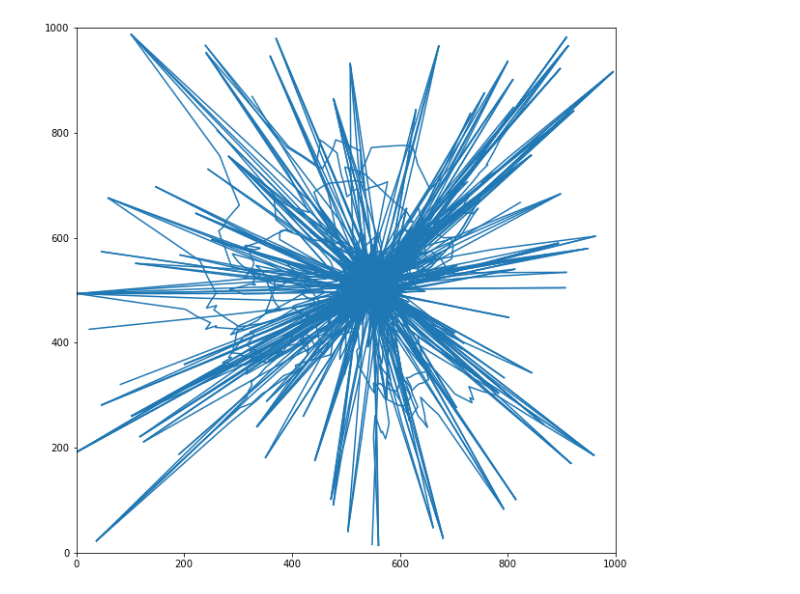
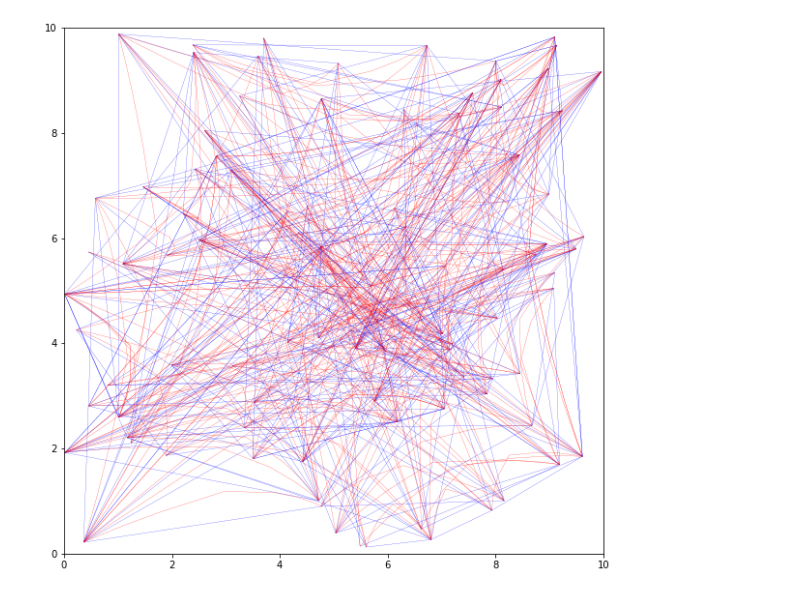
Before and after one commit to NUCAR-DEV/Hetero-Mark, a Jupyter notebook: tools/fdeb/vis.ipynb, the cells around one changed output. Drawn from its saved outputs; the diff is of its cells as text; code cells hidden in the pictures.

```diff
--- a/tools/fdeb/vis.ipynb
+++ b/tools/fdeb/vis.ipynb
@@ -56,9 +58,22 @@ lines
+# %%
+lines_in = []
+def iterate_row(data):
+    line = []
+    for i in range(0, len(data)/2):
+        point = (data[i*2], data[i*2 + 1])
+        line.append(point)
+    lines_in.append(line)
+data_in.apply(iterate_row, axis=1);
 # %%
-line_collections = mpl.collections.LineCollection(lines)
+line_collections = mpl.collections.LineCollection(lines, color='r', lw=0.2)
+line_in_collections = mpl.collections.LineCollection(lines_in, color='b', lw=0.2)
 fig, ax = plt.subplots(figsize=(10, 10))
+
+ax.add_collection(line_in_collections)
 ax.add_collection(line_collections)
-plt.xlim([0, 1000])
-plt.ylim([0, 1000])
+
+plt.xlim([0, 10])
+plt.ylim([0, 10])
 plt.savefig('out_bundle.eps')
 # %% [output]
-[figure, old version]
+[figure, new version]
```
Also changed, not shown: parts of 3 cells of this notebook, 4 other files.
